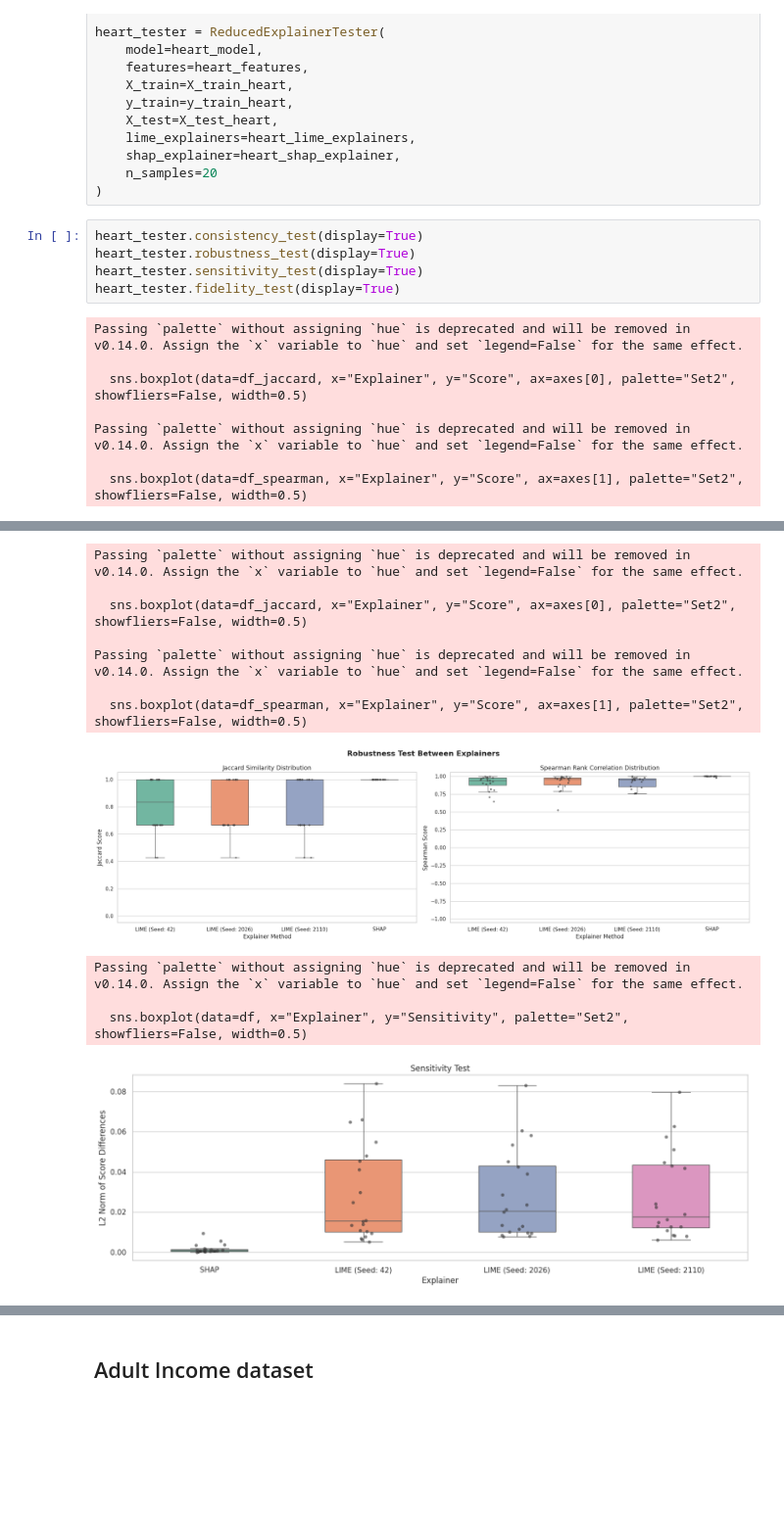
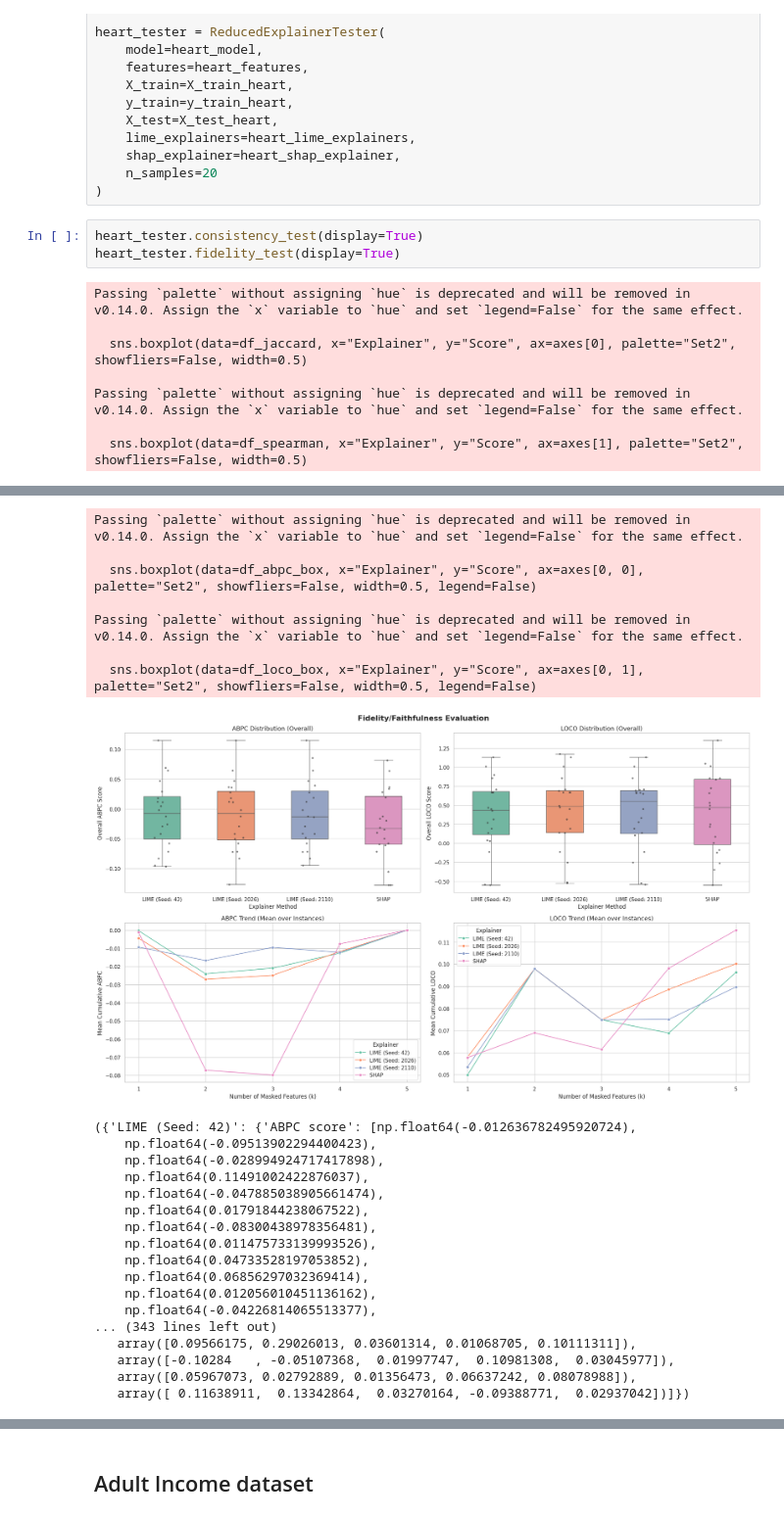
Before and after one commit to alexisvuvietnam/UtilityAlignedExplainer, a Jupyter notebook: reduced_empirical_work_tabular.ipynb, the cells around one changed output, grey strips where cells are left out. Shown at 98% size. Saved outputs shown, nothing was run; the diff lists cells and outputs as text; blank space fills up the shorter version.

```diff
--- a/reduced_empirical_work_tabular.ipynb
+++ b/reduced_empirical_work_tabular.ipynb
@@ -353,8 +381,6 @@ heart_tester = ReducedExplainerTester(
 )
 # %%
 heart_tester.consistency_test(display=True)
-heart_tester.robustness_test(display=True)
-heart_tester.sensitivity_test(display=True)
 heart_tester.fidelity_test(display=True)
 # %% [output]
 Passing `palette` without assigning `hue` is deprecated and will be removed in v0.14.0. Assign the `x` variable to `hue` and set `legend=False` for the same effect.
@@ -368,12 +394,25 @@ Passing `palette` without assigning `hue` is deprecated and will be removed in v
 Passing `palette` without assigning `hue` is deprecated and will be removed in v0.14.0. Assign the `x` variable to `hue` and set `legend=False` for the same effect.
 
-  sns.boxplot(data=df_jaccard, x="Explainer", y="Score", ax=axes[0], palette="Set2", showfliers=False, width=0.5)
+  sns.boxplot(data=df_abpc_box, x="Explainer", y="Score", ax=axes[0, 0], palette="Set2", showfliers=False, width=0.5, legend=False)
 
 Passing `palette` without assigning `hue` is deprecated and will be removed in v0.14.0. Assign the `x` variable to `hue` and set `legend=False` for the same effect.
 
-  sns.boxplot(data=df_spearman, x="Explainer", y="Score", ax=axes[1], palette="Set2", showfliers=False, width=0.5)
+  sns.boxplot(data=df_loco_box, x="Explainer", y="Score", ax=axes[0, 1], palette="Set2", showfliers=False, width=0.5, legend=False)
-[figure, old version]
+[figure, new version]
-Passing `palette` without assigning `hue` is deprecated and will be removed in v0.14.0. Assign the `x` variable to `hue` and set `legend=False` for the same effect.
-
-  sns.boxplot(data=df, x="Explainer", y="Sensitivity", palette="Set2", showfliers=False, width=0.5)
+({'LIME (Seed: 42)': {'ABPC score': [np.float64(-0.012636782495920724),
+    np.float64(-0.09513902294400423),
+    np.float64(-0.028994924717417898),
+    np.float64(0.11491002422876037),
+    np.float64(-0.047885038905661474),
+    np.float64(0.01791844238067522),
+    np.float64(-0.08300438978356481),
+    np.float64(0.011475733139993526),
+    np.float64(0.04733528197053852),
+    np.float64(0.06856297032369414),
+    np.float64(0.012056010451136162),
+    np.float64(-0.04226814065513377),
+... (343 lines left out)
+   array([0.09566175, 0.29026013, 0.03601314, 0.01068705, 0.10111311]),
+   array([-0.10284   , -0.05107368,  0.01997747,  0.10981308,  0.03045977]),
+   array([0.05967073, 0.02792889, 0.01356473, 0.06637242, 0.08078988]),
+   array([ 0.11638911,  0.13342864,  0.03270164, -0.09388771,  0.02937042])]})
-[figure, removed]
```
Also changed, not shown: parts of 12 cells of this notebook, 8 other files.
